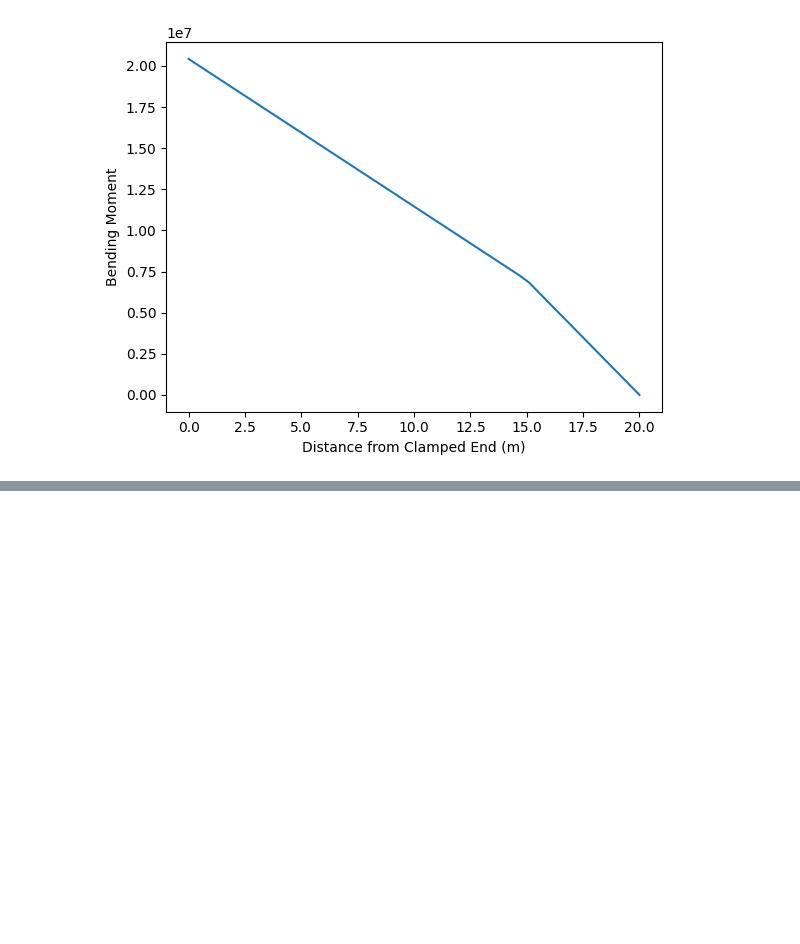
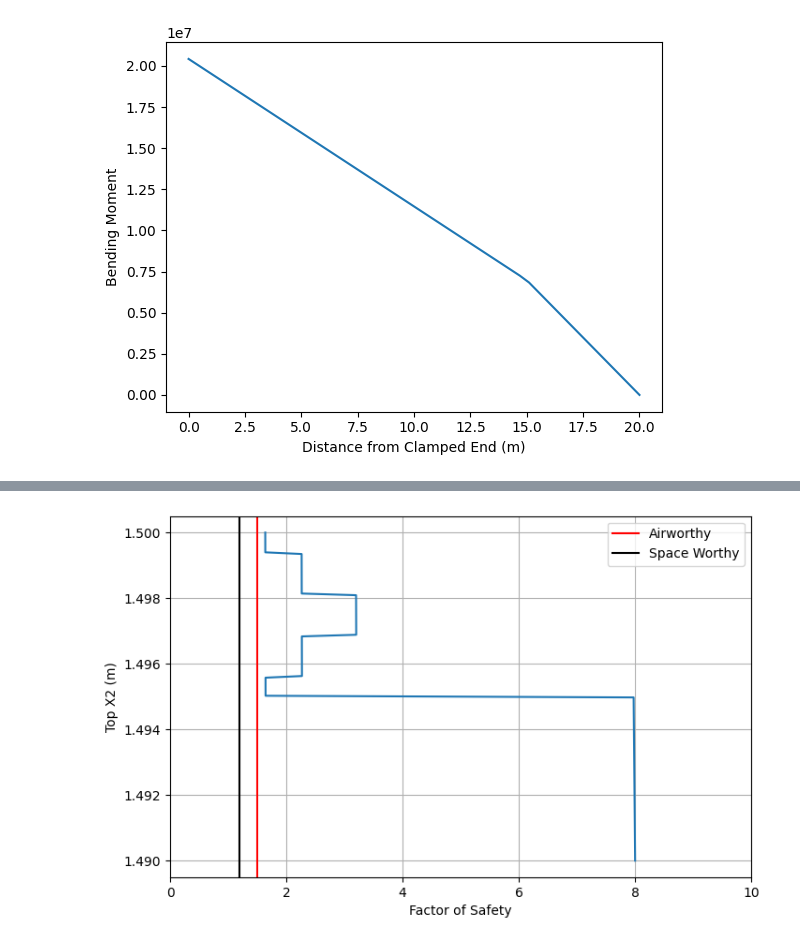
Before and after one commit to ndrichmond/EAE135Project2, a Jupyter notebook: main.ipynb, the cells around one changed output, grey strips where cells are left out. Cells and saved outputs as stored; diff of their text form; code cells hidden in the pictures; blank space fills up the shorter version.

```diff
--- a/main.ipynb
+++ b/main.ipynb
@@ -236,7 +237,7 @@ total_sigma = np.zeros(len(sigma))
 Bot_sigma = np.zeros(len(sigma))
 
 for i in range(len(sigma)):
-    total_sigma[i] = +sigma[i] + axial[i]
+    total_sigma[i] = sigma[i] + axial[i]
     #Top_sigma[i] = total_sigma[i]
     Bot_sigma[i] = sigma2[i] + axial[i]
 
@@ -337,0 +254,85 @@ plt.show()
+# %%
+# PLOT 5
+# Plot the Factor of Safety the wall (Compression)
+x2 = np.linspace(R_i, R_c,200)
+r = R_a + 0.005/8
+
+Top = 0
+Bot = 1
+
+#In our analysis, the top portion of the beam is in compression and the bottom portion is in tension due to a lift greater than the weight
+def getS(layupAngle,TorC):
+    #0 index is axial, 1 index is transverse
+    #C is for compressive, ie bottom portion of beam
+    #T is tensile ie Top portion of beam
+    S_AS4T = [-184,-24.4]#Ksi
+    S_AS4C = [310,7.75]
+    #We will only work with fibers in 0,+/-45,90,
+    if TorC == 0:
+        if(layupAngle == 0):
+            return S_AS4T[0]*6.895e6
+        if (layupAngle == 45):
+            return S_AS4T[1]*6.895e6
+    else:
+        if (layupAngle == 0):
+            return S_AS4C[0]*6.895e6
+        if (layupAngle == 45):
+            return S_AS4C[1]*6.895e6
+
+S_layersTOP = np.array([getS(0,Top), getS(45,Top), getS(45,Top), getS(45,Top), getS(45,Top), getS(45,Top), getS(45,Top), getS(0,Top)])
+S_layersBOT = np.array([getS(0,Bot), getS(45,Bot), getS(45,Bot), getS(45,Bot), getS(45,Bot), getS(45,Bot), getS(45,Bot), getS(0,Bot)])
+#angles are all 45 because VLS stated that +/-45 and 90 degree layups will all be transverse compressive/tensile
+
+print(S_layersTOP)
+
+S_al = 289.6*10e6 #MPa
+#print(S_layers)
+SFTOP = []
+SFBOT = []
+j = 0
+for i in range(len(x2)):
+    #print(i)
+    if x2[i] < R_a:
+        SFTOP.append(S_al/total_sigma[i])
+        SFBOT.append(S_al/Bot_sigma[i])
+        #print(total_sigma[i])
+        #print(SF)
+    if x2[i] >= R_a and x2[i] < (r):
+        SFTOP.append(S_layersTOP[j]/total_sigma[i])
+        SFBOT.append(S_layersBOT[j]/Bot_sigma[i])
+
+
+    if x2[i] > r:
+        r = r + 0.005/8
+        j = j + 1
+        SFTOP.append(S_layersTOP[j]/total_sigma[i])
+
+        SFBOT.append(S_layersBOT[j]/Bot_sigma[i])
+
+plt.figure(figsize=(8, 5))
+plt.xlim([0,10])
+plt.axvline(x = 1.5, color = 'red',label = 'Airworthy')
+plt.axvline(x = 1.2, color = 'black', label = 'Space Worthy')
+plt.plot(np.abs(SFTOP),x2)
+plt.ylabel("Top X2 (m)")
+plt.xlabel("Factor of Safety")
+plt.legend()
+plt.grid()
+plt.show()
+
+plt.figure(figsize=(8, 5))
+plt.xlim([0,10])
+plt.axvline(x = 1.5, color = 'red', label = 'Airworthy')
+plt.axvline(x = 1.2, color = 'black', label = 'Space Worthy')
+plt.plot(np.abs(SFBOT),x2)
+plt.gca().invert_yaxis()
+plt.ylabel("Bottom X2 (m)")
+plt.xlabel("Factor of Safety")
+plt.legend()
+plt.grid()
+plt.show()
+
+
+
+#We take the absolute value of the factors of safety because of some sign errors that might have propogated throughout our code.
+# %% [output]
@@ -337,0 +341 @@ plt.show()
+[figure, added]
```
Also changed, not shown: parts of 7 cells of this notebook.
